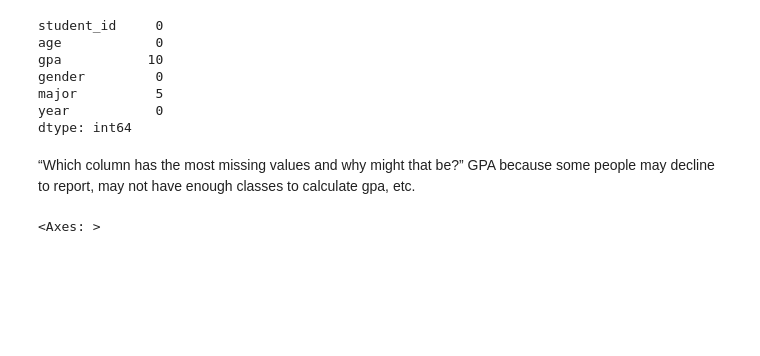
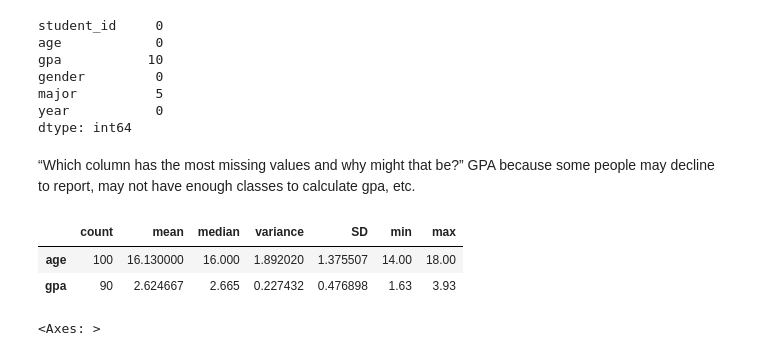
Before and after one commit to brookeyeye/lab-5-eda, a Jupyter notebook: notebooks/eda.ipynb, the cells around one changed output. Saved outputs shown, nothing was run; the diff lists cells and outputs as text; code cells hidden in the pictures; blank space fills up the shorter version.

```diff
--- a/notebooks/eda.ipynb
+++ b/notebooks/eda.ipynb
@@ -49,13 +49,18 @@ GPA because some people may decline to report, may not have enough classes to ca
 # %%
 summary = pd.DataFrame({
     'count': df[['age', 'gpa']].count(),
     'mean': df[['age', 'gpa']].mean(),
     'median': df[['age', 'gpa']].median(),
     'variance': df[['age', 'gpa']].var(),
     'SD': df[['age', 'gpa']].std(),
     'min': df[['age', 'gpa']].min(),
     'max': df[['age', 'gpa']].max()
 })
+summary
+# %% [output]
+|  | count | mean | median | variance | SD | min | max |
+| age | 100 | 16.130000 | 16.000 | 1.892020 | 1.375507 | 14.00 | 18.00 |
+| gpa | 90 | 2.624667 | 2.665 | 0.227432 | 0.476898 | 1.63 | 3.93 |
 # %%
 df['age'].hist(bins=range(14, 19), align='left', rwidth=0.8)
 # %% [output]
```
Also changed, not shown: parts of 1 cell of this notebook.
